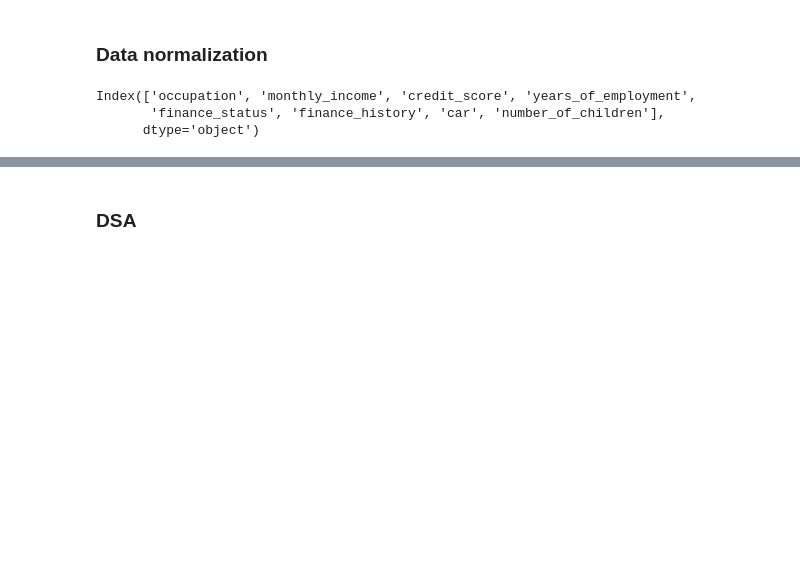
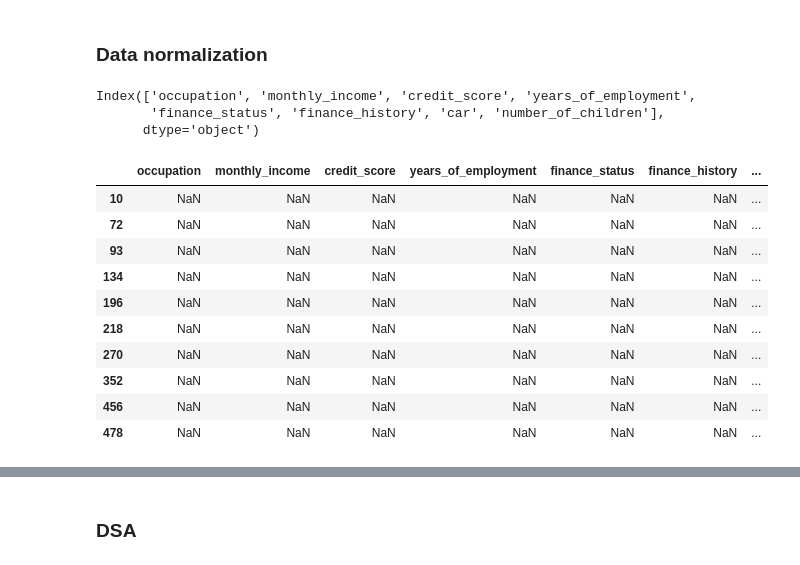
Before and after one commit to osmog/mlzoomcamp2023, a Jupyter notebook: 07-project/notebook.ipynb, the cells around one changed output, grey strips where cells are left out. Drawn from its saved outputs; the diff is of its cells as text; code cells hidden in the pictures; blank space fills up the shorter version.

```diff
--- a/07-project/notebook.ipynb
+++ b/07-project/notebook.ipynb
@@ -20,12 +18,27 @@ df.head()
 # %% [markdown]
 ### Data normalization
 # %%
+# change column names to lower case and remove spaces
 df.columns = df.columns.str.lower().str.replace(' ', '_')
+df.columns
+# %% [output]
+Index(['occupation', 'monthly_income', 'credit_score', 'years_of_employment',
+       'finance_status', 'finance_history', 'car', 'number_of_children'],
+      dtype='object')
-# %%
-df.columns
-# %% [output]
-Index(['occupation', 'monthly_income', 'credit_score', 'years_of_employment',
-       'finance_status', 'finance_history', 'car', 'number_of_children'],
-      dtype='object')
+# %%
+# there are rows with NaN only values. remove them
+df[df.occupation.isna()]
+# %% [output]
+|  | occupation | monthly_income | credit_score | years_of_employment | finance_status | finance_history | ... |
+| 10 | NaN | NaN | NaN | NaN | NaN | NaN | ... |
+| 72 | NaN | NaN | NaN | NaN | NaN | NaN | ... |
+| 93 | NaN | NaN | NaN | NaN | NaN | NaN | ... |
+| 134 | NaN | NaN | NaN | NaN | NaN | NaN | ... |
+| 196 | NaN | NaN | NaN | NaN | NaN | NaN | ... |
+| 218 | NaN | NaN | NaN | NaN | NaN | NaN | ... |
+| 270 | NaN | NaN | NaN | NaN | NaN | NaN | ... |
+| 352 | NaN | NaN | NaN | NaN | NaN | NaN | ... |
+| 456 | NaN | NaN | NaN | NaN | NaN | NaN | ... |
+| 478 | NaN | NaN | NaN | NaN | NaN | NaN | ... |
 # %%
 df = df[df.occupation.isna()!=True]
```
Also changed, not shown: parts of 31 cells of this notebook, 6 other files.
